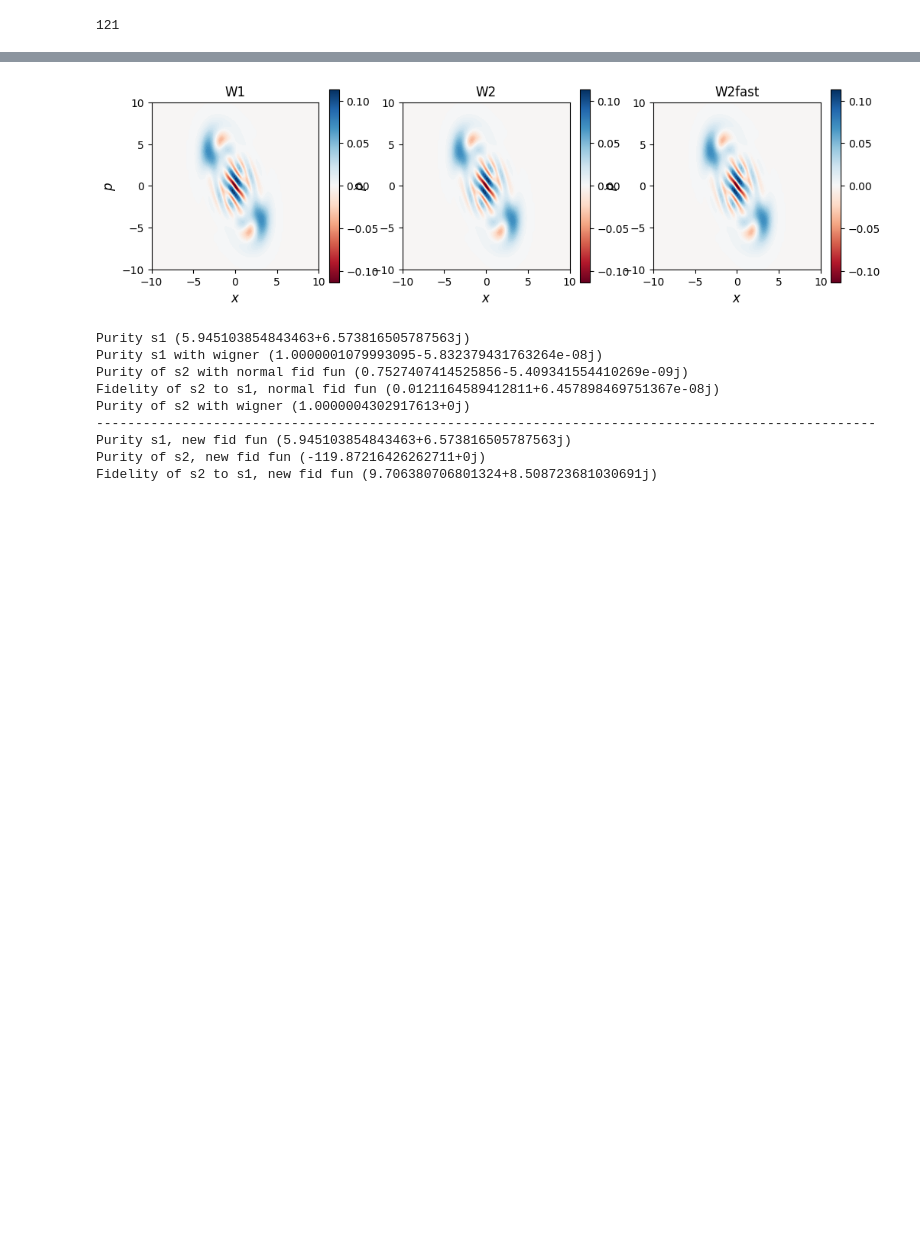
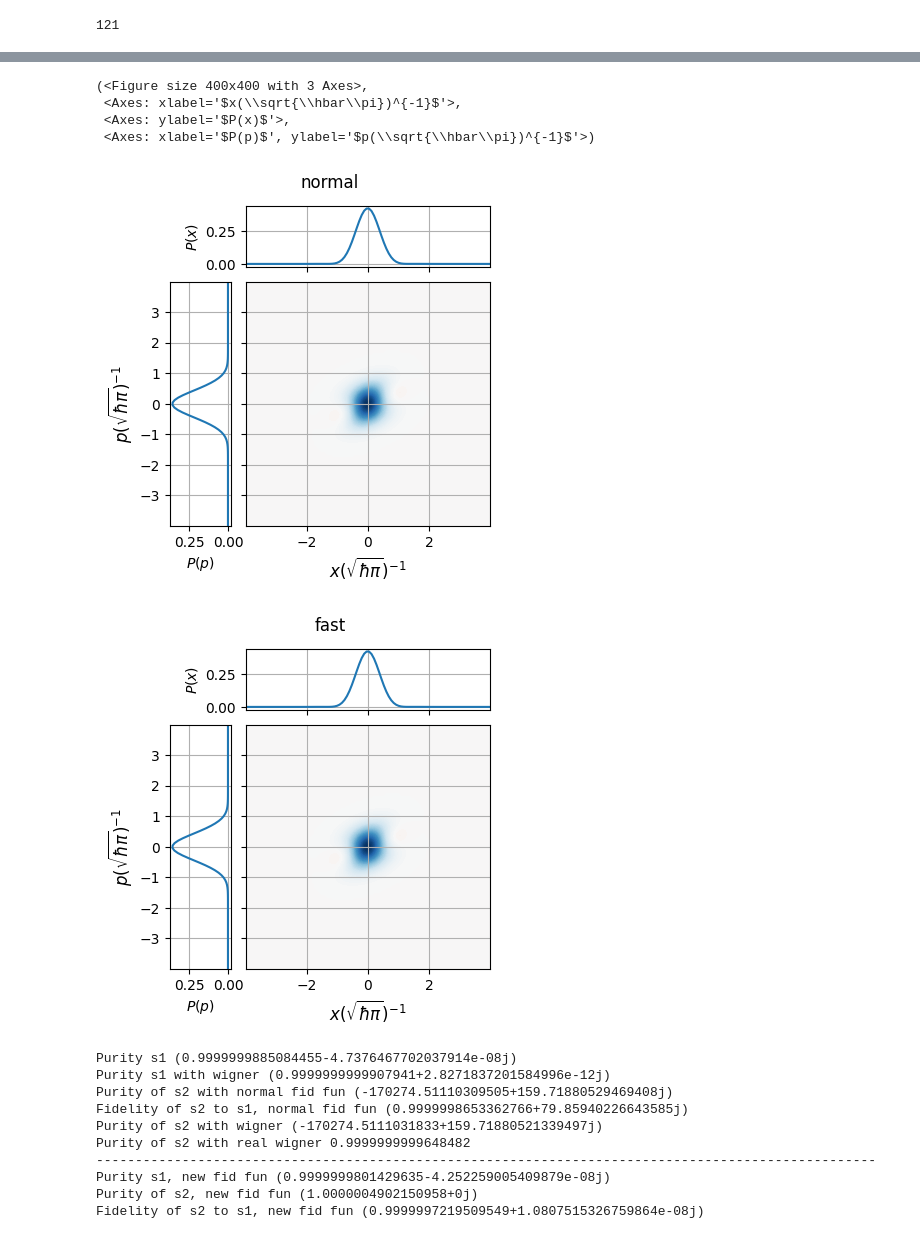
Before and after one commit to qpit/lcg_plus, a Jupyter notebook: inprogress/FockFast.ipynb, the cells around one changed output, grey strips where cells are left out. Cells and saved outputs as stored; diff of their text form; code cells hidden in the pictures; blank space fills up the shorter version.

Commit message:
faster coherent rep demo

```diff
--- a/inprogress/FockFast.ipynb
+++ b/inprogress/FockFast.ipynb
@@ -211,7 +184,8 @@ Fidelity of s2 to s1, new fid fun (1.0000000000000062+4.024558464266188e-16j)
 from bosonicplus.operations.gbs import build_interferometer
 from bosonicplus.operations.parameters import gen_interferometer_params
 # %%
-nmodes = 4
+nmodes = 3
 params = gen_interferometer_params(nmodes, 12)
 ns = np.repeat(3,nmodes-1)
+#ns = np.array([1,2,3])
 x = np.linspace(-10,10,100)
@@ -221,9 +203,9 @@ state1 = build_interferometer(params, nmodes, True)
 t0 = time()
 
 for i,n in enumerate(ns):
-    state1.post_select_fock_coherent(0,n,inf=1e-4,out=True)
+    state1.post_select_fock_coherent(0,n,inf=1e-3,out=True)
 
-W1 = state1.get_wigner(x,x)
+W1 = state1.get_wigner_bosonic(x,x)
 
 tf = time()
 print(f'total time: {tf-t0}')
@@ -249,11 +231,9 @@ total time: 1.675642728805542
 state2 = build_interferometer(params, nmodes, True)
 t0 = time()
 for i,n in enumerate(ns):
-    state2.post_select_fock_coherent(0,n,inf = 1e-4,out=True, red_gauss = True)
+    state2.post_select_fock_coherent(0,n,inf = 1e-3,out=True, red_gauss = True)
 
-W2fast = get_wigner_fast(state2,state2.num_k,x,x)
+W2 = state2.get_wigner_bosonic(x,x)
 tf = time()
 print(f'total time: {tf-t0}')
-
-W2 = state2.get_wigner(x,x)
 # %% [output]
@@ -277,15 +257,13 @@ total time: 0.8772048950195312
 # %%
-fig, axes = plt.subplots(1,3,figsize=(12,4))
-plot_wig(axes[0], W1, x,x)
-axes[0].set_title('W1')
-plot_wig(axes[1], W2,x,x)
-axes[1].set_title('W2')
-plot_wig(axes[2], W2fast,x,x)
-axes[2].set_title('W2fast')
-
-plt.show()
+plot_wigner_marginals(W1,x,x,'normal')
+plot_wigner_marginals(W2,x,x,'fast')
 # %% [output]
+(<Figure size 400x400 with 3 Axes>,
+ <Axes: xlabel='$x(\\sqrt{\\hbar\\pi})^{-1}$'>,
+ <Axes: ylabel='$P(x)$'>,
+ <Axes: xlabel='$P(p)$', ylabel='$p(\\sqrt{\\hbar\\pi})^{-1}$'>)
-[figure, old version]
+[figure, new version]
+[figure, added]
 # %%
 #Fidelity function tests,
 
@@ -297,7 +275,8 @@ print('Purity of s2 with normal fid fun', fidelity_bosonic(state2,state2))
 
 print('Fidelity of s2 to s1, normal fid fun', fidelity_bosonic(state1,state2))
 
-print('Purity of s2 with wigner', fidelity_with_wigner(W2fast, W2fast,x,x))
+print('Purity of s2 with wigner', fidelity_with_wigner(W2, W2,x,x))
+print('Purity of s2 with real wigner', fidelity_with_wigner(W2.real, W2.real,x,x))
 
 print('-'*100)
 
@@ -305,15 +284,16 @@ print('Purity s1, new fid fun', fidelity_bosonic_new(state1,state1))
 print('Purity of s2, new fid fun', fidelity_bosonic_new(state2,state2))
 print('Fidelity of s2 to s1, new fid fun', fidelity_bosonic_new(state2,state1))
 # %% [output]
-Purity s1 (5.945103854843463+6.573816505787563j)
-Purity s1 with wigner (1.0000001079993095-5.832379431763264e-08j)
-Purity of s2 with normal fid fun (0.7527407414525856-5.409341554410269e-09j)
-Fidelity of s2 to s1, normal fid fun (0.0121164589412811+6.457898469751367e-08j)
-Purity of s2 with wigner (1.0000004302917613+0j)
+Purity s1 (0.9999999885084455-4.7376467702037914e-08j)
+Purity s1 with wigner (0.9999999999907941+2.8271837201584996e-12j)
+Purity of s2 with normal fid fun (-170274.51110309505+159.71880529469408j)
+Fidelity of s2 to s1, normal fid fun (0.9999998653362766+79.85940226643585j)
+Purity of s2 with wigner (-170274.5111031833+159.71880521339497j)
+Purity of s2 with real wigner 0.9999999999648482
 ----------------------------------------------------------------------------------------------------
-Purity s1, new fid fun (5.945103854843463+6.573816505787563j)
-Purity of s2, new fid fun (-119.87216426262711+0j)
-Fidelity of s2 to s1, new fid fun (9.706380706801324+8.508723681030691j)
+Purity s1, new fid fun (0.9999999801429635-4.252259005409879e-08j)
+Purity of s2, new fid fun (1.0000004902150958+0j)
+Fidelity of s2 to s1, new fid fun (0.9999997219509549+1.0807515326759864e-08j)
 # %%
 #calculate fidelity to gkp state
 print('fid gkp1, state1', fidelity_bosonic(state1,gkp1))
```
Also changed, not shown: parts of 16 cells of this notebook.
